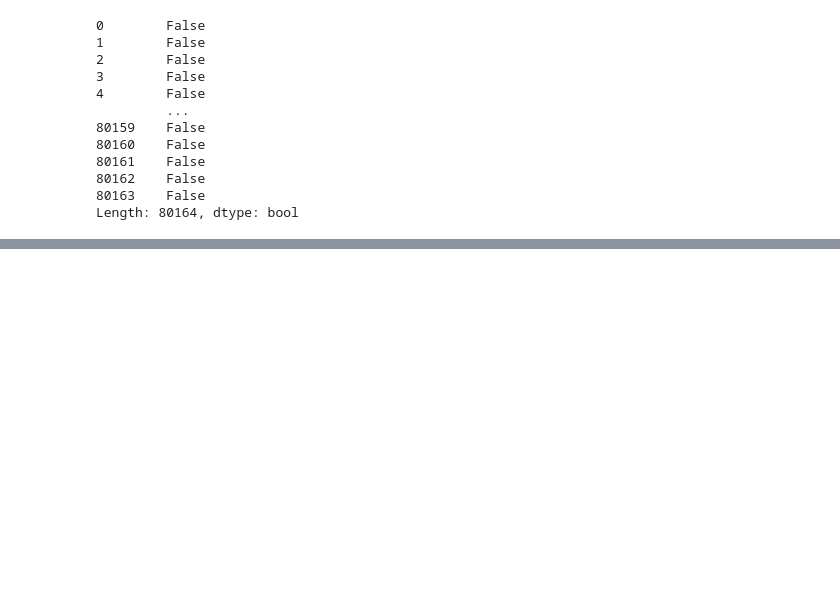
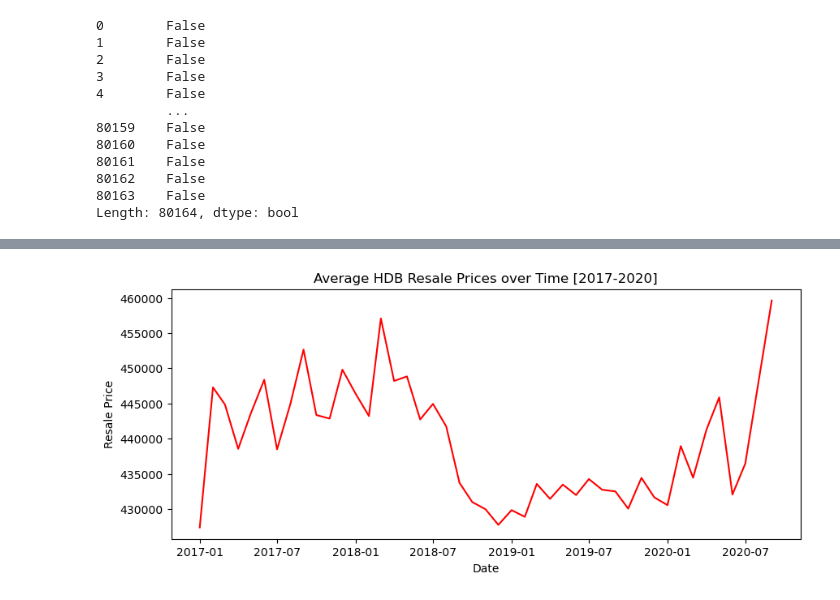
Before and after one commit to sura1128/hdb_resale_analytics, a Jupyter notebook: hdb_resales.ipynb, the cells around one changed output, grey strips where cells are left out. Cells and saved outputs as stored; diff of their text form; code cells hidden in the pictures; blank space fills up the shorter version.

```diff
--- a/hdb_resales.ipynb
+++ b/hdb_resales.ipynb
@@ -135,0 +174,4 @@ df.head()
+# %%
+# the price of units can be tabulated using the avg sale price over the years
+avg_table = pd.pivot_table(df, values='resale_price', index=['month'], aggfunc="mean")
+avg_table.head()
@@ -135,0 +186,13 @@ df.head()
+# %%
+avg_dates = avg_table.index
+avg_resale_prices = avg_table['resale_price']
+
+plt.figure(figsize=(10,4))
+plt.xlabel('Date')
+plt.ylabel('Resale Price')
+plt.title('Average HDB Resale Prices over Time [2017-2020]')
+
+plt.plot(avg_dates, avg_resale_prices, color="red")
+plt.show()
+# %% [output]
+[figure, added]
```
Also changed, not shown: parts of 10 cells of this notebook.
